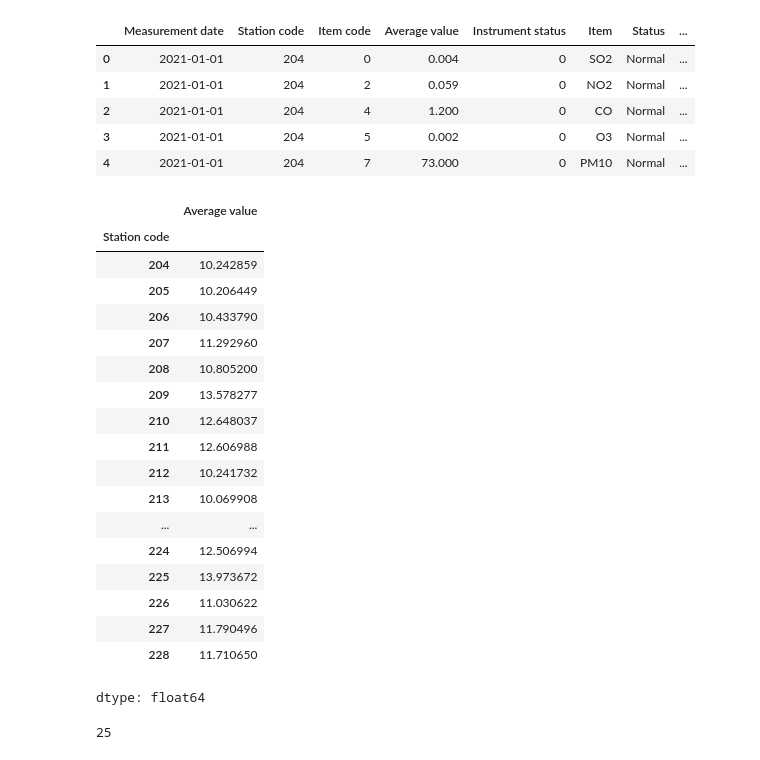
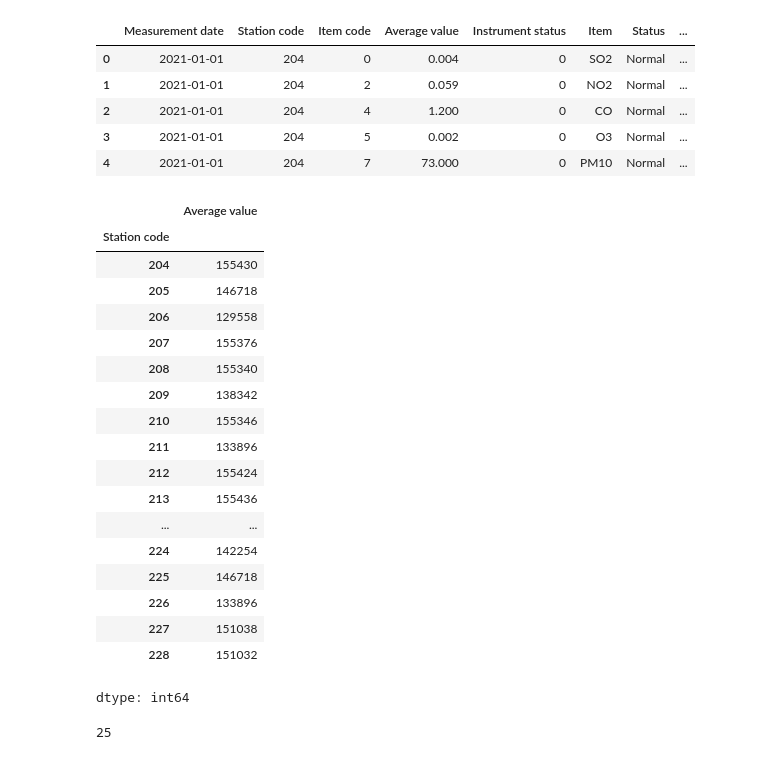
Before and after one commit to carlosgomezagrafojo/pollution-data, a Jupyter notebook: proyect_contaminacion.ipynb, the cells around one changed output. Drawn from its saved outputs; the diff is of its cells as text; code cells hidden in the pictures.

```diff
--- a/proyect_contaminacion.ipynb
+++ b/proyect_contaminacion.ipynb
@@ -209,28 +211,28 @@ df_instrument.head()
 | 3 | 2021-01-01 | 204 | 5 | 0.002 | 0 | O3 | Normal | ... |
 | 4 | 2021-01-01 | 204 | 7 | 73.000 | 0 | PM10 | Normal | ... |
 # %%
-# Promedio de pollution por estación tomando en cuenta toda la data
-df_instrument.groupby("Station code")["Average value"].mean()
+# cantidad de registros por estación tomando en cuenta toda la data
+df_instrument.groupby("Station code")["Average value"].count()
 # %% [output]
 |  | Average value |
 | Station code |  |
-| 204 | 10.242859 |
-| 205 | 10.206449 |
-| 206 | 10.433790 |
-| 207 | 11.292960 |
-| 208 | 10.805200 |
-| 209 | 13.578277 |
-| 210 | 12.648037 |
-| 211 | 12.606988 |
-| 212 | 10.241732 |
-| 213 | 10.069908 |
+| 204 | 155430 |
+| 205 | 146718 |
+| 206 | 129558 |
+| 207 | 155376 |
+| 208 | 155340 |
+| 209 | 138342 |
+| 210 | 155346 |
+| 211 | 133896 |
+| 212 | 155424 |
+| 213 | 155436 |
 | ... | ... |
-| 224 | 12.506994 |
-| 225 | 13.973672 |
-| 226 | 11.030622 |
-| 227 | 11.790496 |
-| 228 | 11.710650 |
+| 224 | 142254 |
+| 225 | 146718 |
+| 226 | 133896 |
+| 227 | 151038 |
+| 228 | 151032 |
-dtype: float64
+dtype: int64
 # %%
 # cantidad de estaciones distintas "station code"
 df_instrument["Station code"].nunique()
```
Also changed, not shown: parts of 51 cells of this notebook.
